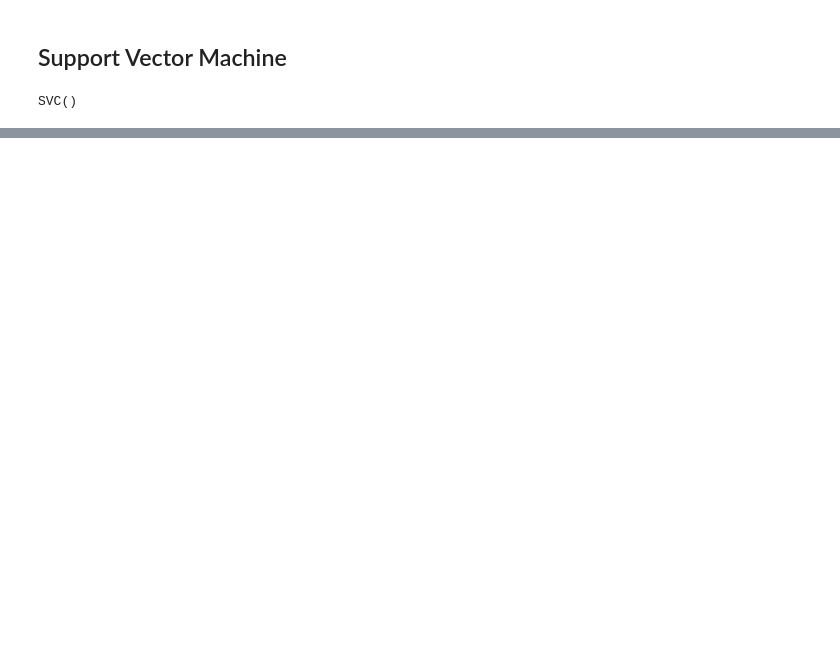
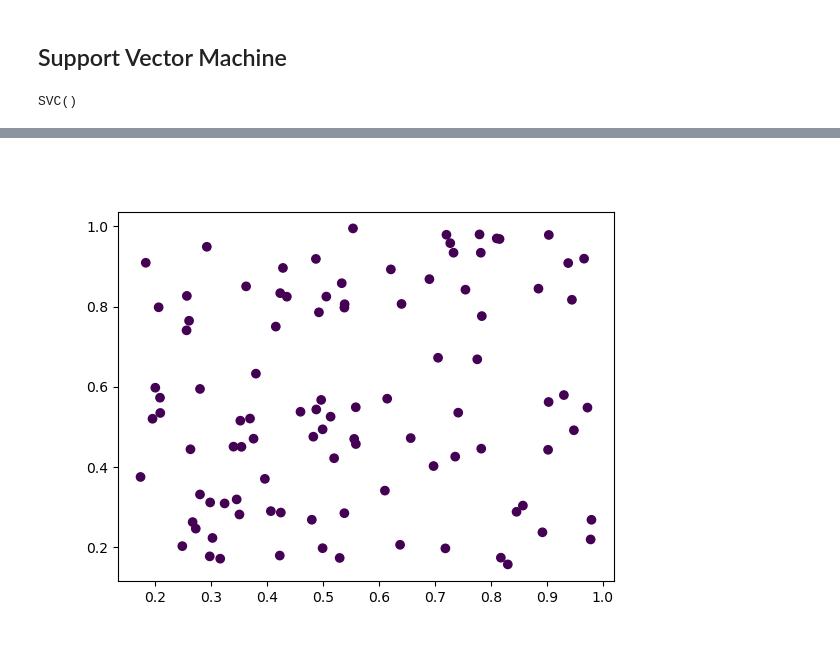
Before and after one commit to ClementineBerger/Auto-oscillations, a Jupyter notebook: mapping.ipynb, the cells around one changed output, grey strips where cells are left out. Saved outputs shown, nothing was run; the diff lists cells and outputs as text; code cells hidden in the pictures; blank space fills up the shorter version.

```diff
--- a/mapping.ipynb
+++ b/mapping.ipynb
@@ -130,0 +320,6 @@ plt.show()
+# %%
+plt.figure()
+plt.scatter(data_coordinates[:, 0], data_coordinates[:, 1], c=labels)
+plt.show()
+# %% [output]
+[figure, added]
```
Also changed, not shown: parts of 16 cells of this notebook.
